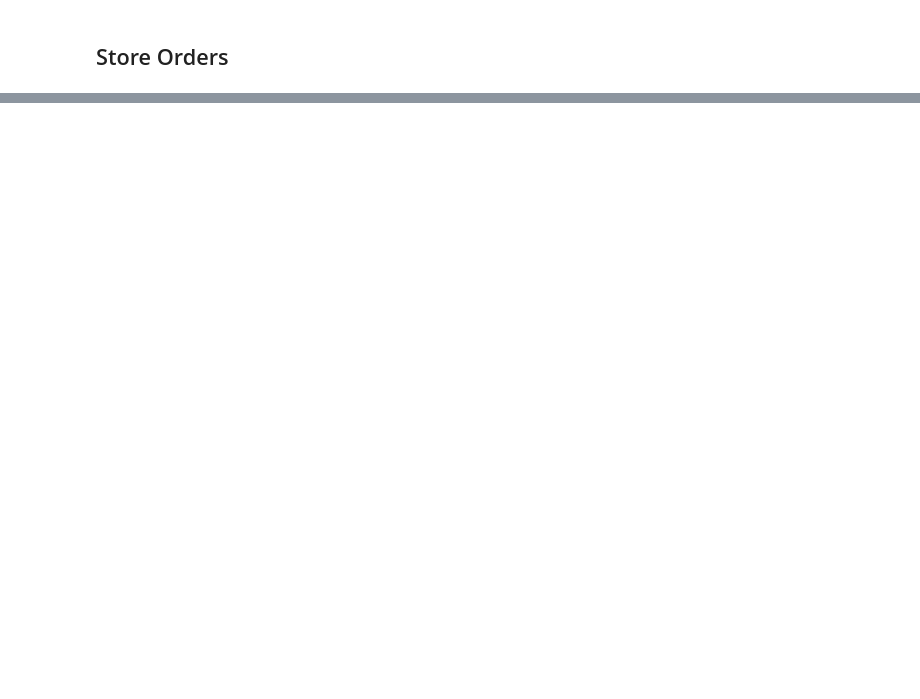
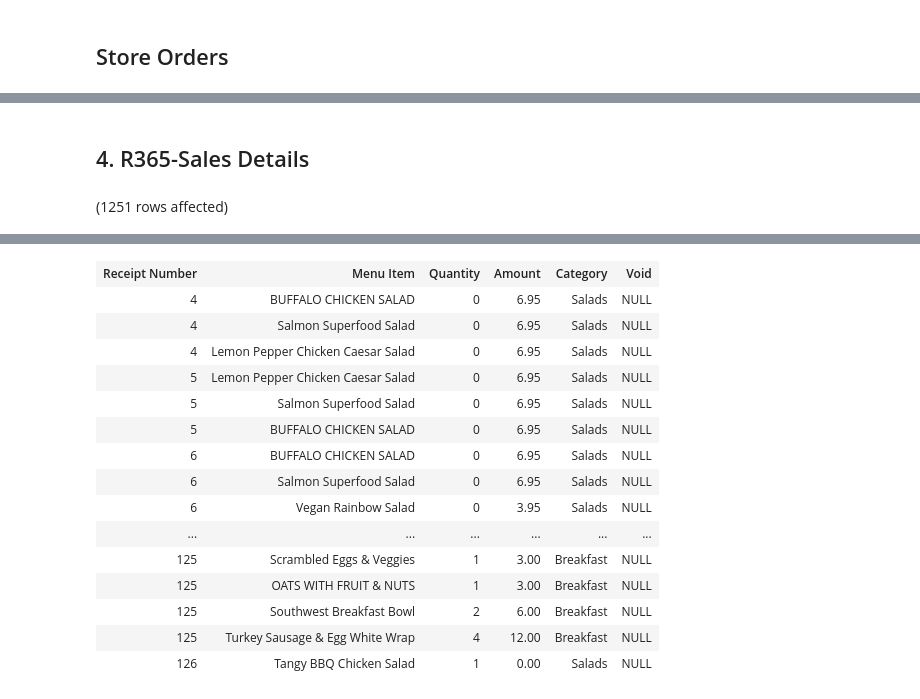
Before and after one commit to jscarbor/culinaryflo, a Jupyter notebook: culinaryflo_azurenb.ipynb, the cells around one changed output, grey strips where cells are left out. Saved outputs shown, nothing was run; the diff lists cells and outputs as text; code cells hidden in the pictures; blank space fills up the shorter version.

```diff
--- a/culinaryflo_azurenb.ipynb
+++ b/culinaryflo_azurenb.ipynb
@@ -123,0 +201,20 @@ Total execution time: 00:00:00.194
+# %% [markdown]
+## 4\. R365-Sales Details
+# %%
+-- R365-Sales Details
+-- per https://docs.google.com/spreadsheets/d/1ooMnD9hrYZPGwEBwFJiyVWV1AE1206dYtyY_plA1B8E/edit?pli=1#gid=127241649
+-- Receipt Number, Menu Item, Quantity, Amount, Category, Void
+
+SELECT o.Number AS 'Receipt Number'
+      ,prod.InternalName AS 'Menu Item'
+      ,i.FulfilledQuantity - i.RefundedQuantity AS 'Quantity' -- Or OrderedQuantity?
+      ,i.TotalAmount AS 'Amount'
+      ,cat.Name AS 'Category'
+      ,NULL AS 'Void'
+  FROM (SELECT * FROM ActiveOrders UNION ALL SELECT * FROM ClosedOrders) AS o
+  LEFT JOIN (SELECT * FROM ActiveOrderItems UNION ALL SELECT * FROM ClosedOrderItems) AS i ON (o.Id = i.OrderId)
+  LEFT JOIN Products AS prod ON (i.ProductId = prod.Id)
+  LEFT JOIN ProductCategories AS cat ON (prod.CategoryId = cat.Id)
+  ORDER BY o.Number
+# %% [output]
+(1251 rows affected)
@@ -123,0 +222,16 @@ Total execution time: 00:00:00.194
+| Receipt Number | Menu Item | Quantity | Amount | Category | Void |
+| 4 | BUFFALO CHICKEN SALAD | 0 | 6.95 | Salads | NULL |
+| 4 | Salmon Superfood Salad | 0 | 6.95 | Salads | NULL |
+| 4 | Lemon Pepper Chicken Caesar Salad | 0 | 6.95 | Salads | NULL |
+| 5 | Lemon Pepper Chicken Caesar Salad | 0 | 6.95 | Salads | NULL |
+| 5 | Salmon Superfood Salad | 0 | 6.95 | Salads | NULL |
+| 5 | BUFFALO CHICKEN SALAD | 0 | 6.95 | Salads | NULL |
+| 6 | BUFFALO CHICKEN SALAD | 0 | 6.95 | Salads | NULL |
+| 6 | Salmon Superfood Salad | 0 | 6.95 | Salads | NULL |
+| 6 | Vegan Rainbow Salad | 0 | 3.95 | Salads | NULL |
+| ... | ... | ... | ... | ... | ... |
+| 125 | Scrambled Eggs & Veggies | 1 | 3.00 | Breakfast | NULL |
+| 125 | OATS WITH FRUIT & NUTS | 1 | 3.00 | Breakfast | NULL |
+| 125 | Southwest Breakfast Bowl | 2 | 6.00 | Breakfast | NULL |
+| 125 | Turkey Sausage & Egg White Wrap | 4 | 12.00 | Breakfast | NULL |
+| 126 | Tangy BBQ Chicken Salad | 1 | 0.00 | Salads | NULL |
```
Also changed, not shown: parts of 13 cells of this notebook.
